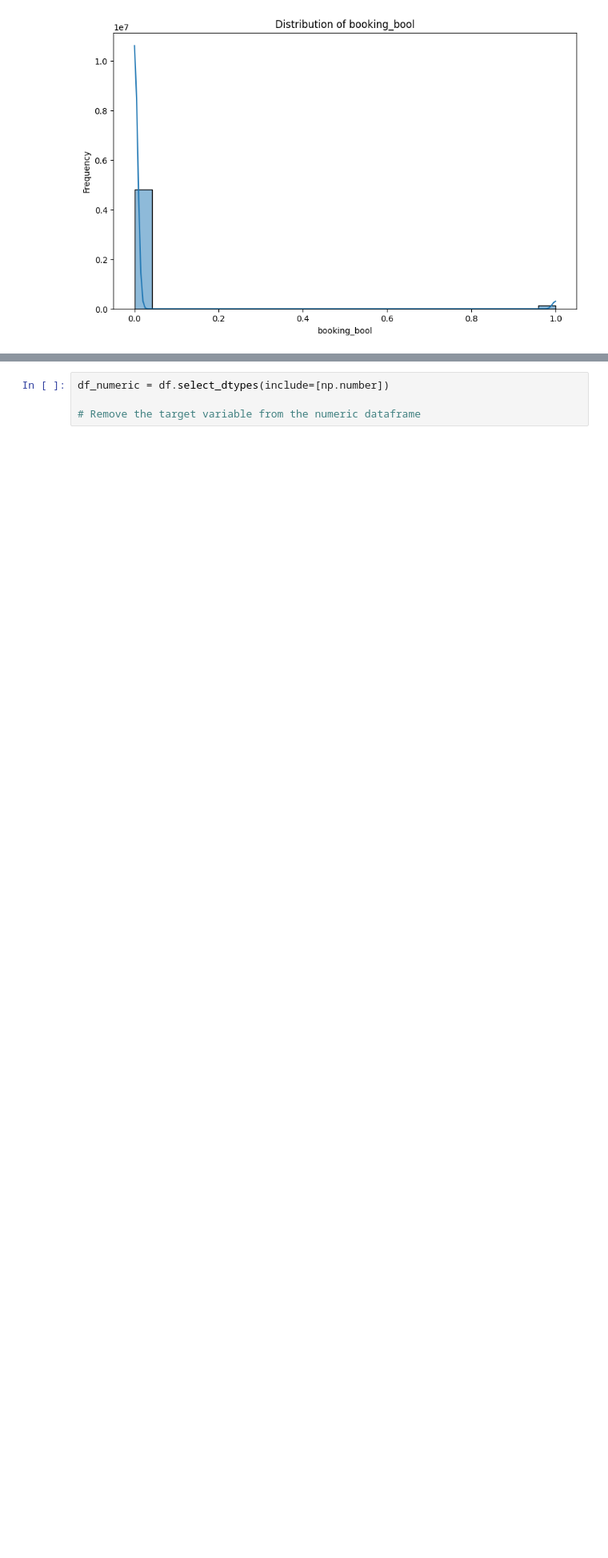
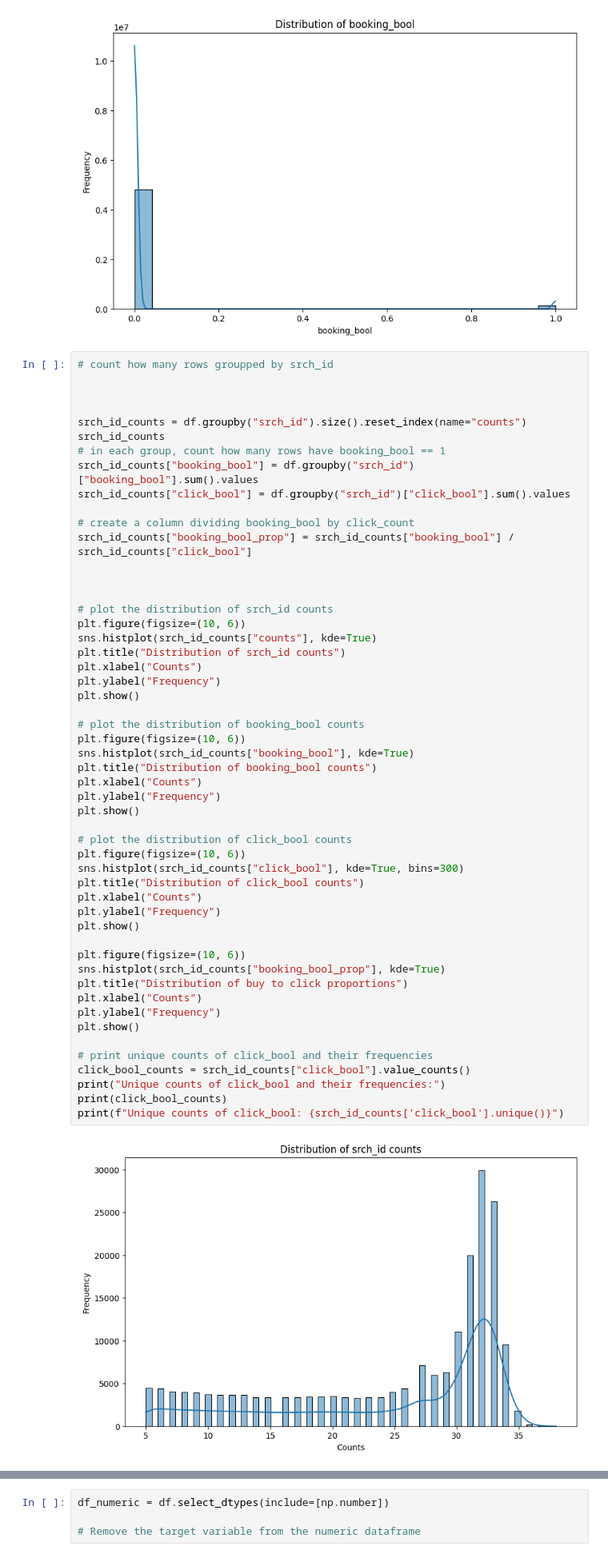
Before and after one commit to matushalak/DMT, a Jupyter notebook: explore.ipynb, the cells around one changed output, grey strips where cells are left out. Shown: that part at 80% size. Saved outputs shown, nothing was run; the diff lists cells and outputs as text; blank space fills up the shorter version.

```diff
--- a/explore.ipynb
+++ b/explore.ipynb
@@ -78,3 +78,57 @@ Unique values in 'booking_bool': [0 1]
 Missing values in 'booking_bool': 0
 Percentage of missing values in 'booking_bool': 0.00%
 [figure]
+# %%
+# count how many rows groupped by srch_id
+
+
+
+srch_id_counts = df.groupby("srch_id").size().reset_index(name="counts")
+srch_id_counts
+# in each group, count how many rows have booking_bool == 1
+srch_id_counts["booking_bool"] = df.groupby("srch_id")["booking_bool"].sum().values
+srch_id_counts["click_bool"] = df.groupby("srch_id")["click_bool"].sum().values
+
+# create a column dividing booking_bool by click_count
+srch_id_counts["booking_bool_prop"] = srch_id_counts["booking_bool"] / srch_id_counts["click_bool"]
+
+
+
+# plot the distribution of srch_id counts
+plt.figure(figsize=(10, 6))
+sns.histplot(srch_id_counts["counts"], kde=True)
+plt.title("Distribution of srch_id counts")
+plt.xlabel("Counts")
+plt.ylabel("Frequency")
+plt.show()
+
+# plot the distribution of booking_bool counts
+plt.figure(figsize=(10, 6))
+sns.histplot(srch_id_counts["booking_bool"], kde=True)
+plt.title("Distribution of booking_bool counts")
+plt.xlabel("Counts")
+plt.ylabel("Frequency")
+plt.show()
+
+# plot the distribution of click_bool counts
+plt.figure(figsize=(10, 6))
+sns.histplot(srch_id_counts["click_bool"], kde=True, bins=300)
+plt.title("Distribution of click_bool counts")
+plt.xlabel("Counts")
+plt.ylabel("Frequency")
+plt.show()
+
+plt.figure(figsize=(10, 6))
+sns.histplot(srch_id_counts["booking_bool_prop"], kde=True)
+plt.title("Distribution of buy to click proportions")
+plt.xlabel("Counts")
+plt.ylabel("Frequency")
+plt.show()
+
+# print unique counts of click_bool and their frequencies
+click_bool_counts = srch_id_counts["click_bool"].value_counts()
+print("Unique counts of click_bool and their frequencies:")
+print(click_bool_counts)
+print(f"Unique counts of click_bool: {srch_id_counts['click_bool'].unique()}")
+# %% [output]
+[figure, added]
```
Also changed, not shown: parts of 1 cell of this notebook.
